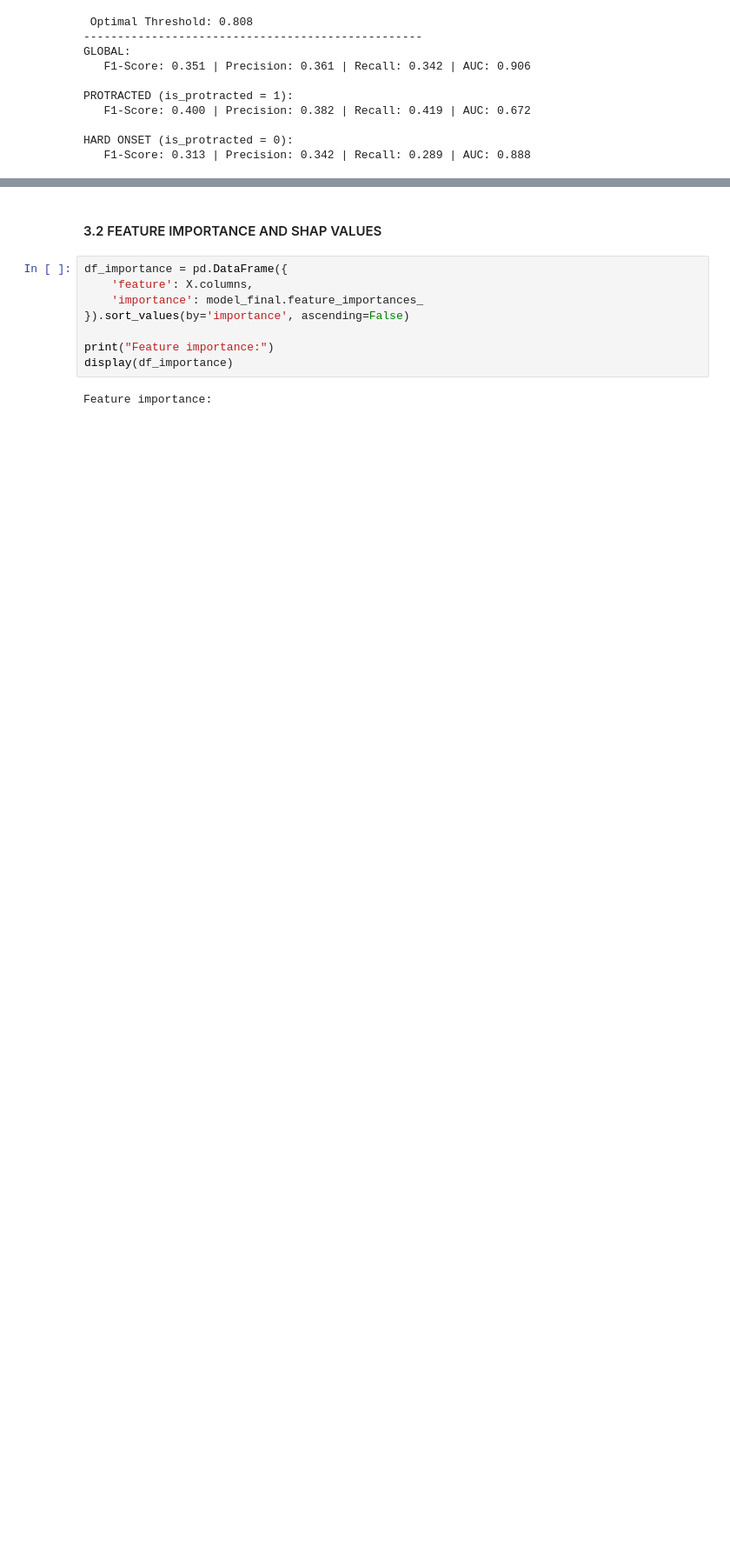
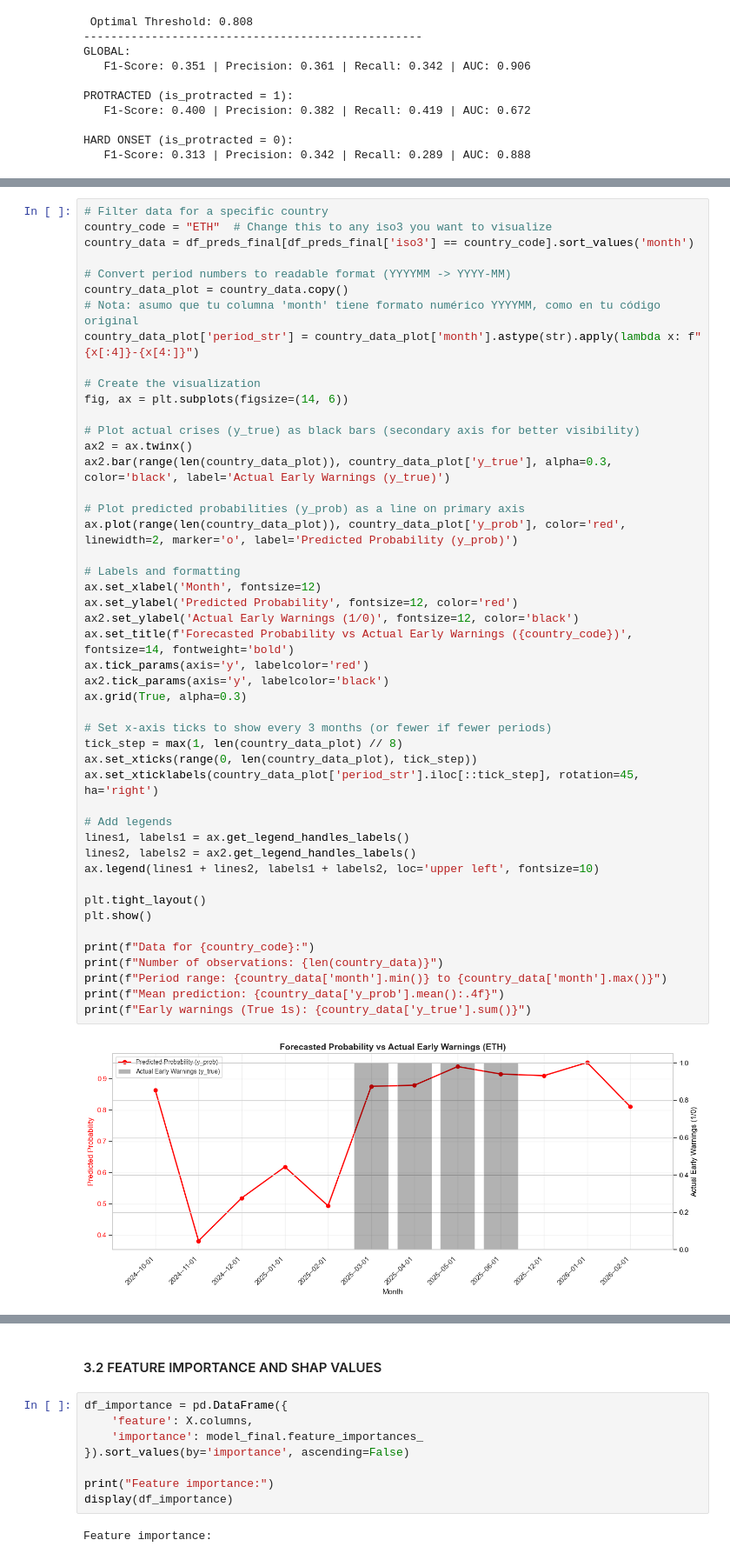
Before and after one commit to gallagelpi/Master_thesis, a Jupyter notebook: pipeline/results.ipynb, the cells around one changed output, grey strips where cells are left out. Shown at 87% size. Cells and saved outputs as stored; diff of their text form; blank space fills up the shorter version.

```diff
--- a/pipeline/results.ipynb
+++ b/pipeline/results.ipynb
@@ -623,0 +746,49 @@ HARD ONSET (is_protracted = 0):
+# %%
+# Filter data for a specific country
+country_code = "ETH"  # Change this to any iso3 you want to visualize
+country_data = df_preds_final[df_preds_final['iso3'] == country_code].sort_values('month')
+
+# Convert period numbers to readable format (YYYYMM -> YYYY-MM)
+country_data_plot = country_data.copy()
+# Nota: asumo que tu columna 'month' tiene formato numérico YYYYMM, como en tu código original
+country_data_plot['period_str'] = country_data_plot['month'].astype(str).apply(lambda x: f"{x[:4]}-{x[4:]}")
+
+# Create the visualization
+fig, ax = plt.subplots(figsize=(14, 6))
+
+# Plot actual crises (y_true) as black bars (secondary axis for better visibility)
+ax2 = ax.twinx()
+ax2.bar(range(len(country_data_plot)), country_data_plot['y_true'], alpha=0.3, color='black', label='Actual Early Warnings (y_true)')
+
+# Plot predicted probabilities (y_prob) as a line on primary axis
+ax.plot(range(len(country_data_plot)), country_data_plot['y_prob'], color='red', linewidth=2, marker='o', label='Predicted Probability (y_prob)')
+
+# Labels and formatting
+ax.set_xlabel('Month', fontsize=12)
+ax.set_ylabel('Predicted Probability', fontsize=12, color='red')
+ax2.set_ylabel('Actual Early Warnings (1/0)', fontsize=12, color='black')
+ax.set_title(f'Forecasted Probability vs Actual Early Warnings ({country_code})', fontsize=14, fontweight='bold')
+ax.tick_params(axis='y', labelcolor='red')
+ax2.tick_params(axis='y', labelcolor='black')
+ax.grid(True, alpha=0.3)
+
+# Set x-axis ticks to show every 3 months (or fewer if fewer periods)
+tick_step = max(1, len(country_data_plot) // 8)
+ax.set_xticks(range(0, len(country_data_plot), tick_step))
+ax.set_xticklabels(country_data_plot['period_str'].iloc[::tick_step], rotation=45, ha='right')
+
+# Add legends
+lines1, labels1 = ax.get_legend_handles_labels()
+lines2, labels2 = ax2.get_legend_handles_labels()
+ax.legend(lines1 + lines2, labels1 + labels2, loc='upper left', fontsize=10)
+
+plt.tight_layout()
+plt.show()
+
+print(f"Data for {country_code}:")
+print(f"Number of observations: {len(country_data)}")
+print(f"Period range: {country_data['month'].min()} to {country_data['month'].max()}")
+print(f"Mean prediction: {country_data['y_prob'].mean():.4f}")
+print(f"Early warnings (True 1s): {country_data['y_true'].sum()}")
+# %% [output]
+[figure, added]
```
Also changed, not shown: parts of 16 cells of this notebook.
